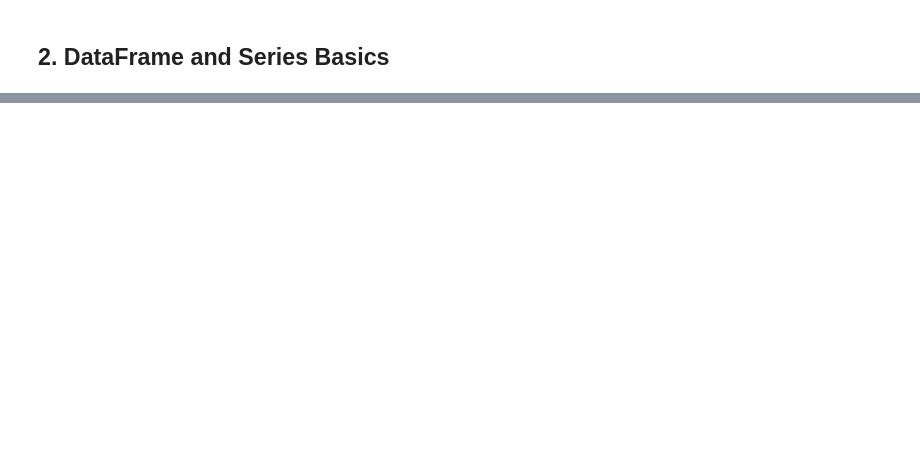
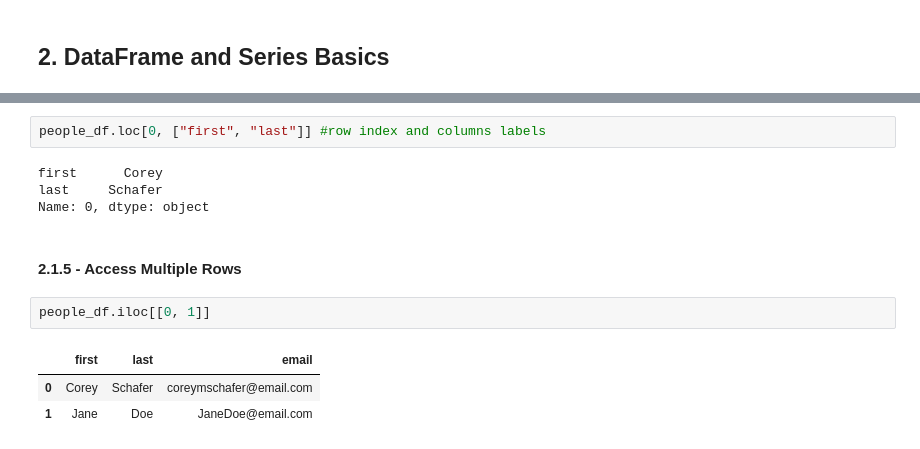
Before and after one commit to lucasbivar/statistic-applied-to-computing, a Jupyter notebook: personal-studies/data-manipulation/Pandas.ipynb, the cells around one changed output, grey strips where cells are left out. Cells and saved outputs as stored; diff of their text form; blank space fills up the shorter version.

```diff
--- a/personal-studies/data-manipulation/Pandas.ipynb
+++ b/personal-studies/data-manipulation/Pandas.ipynb
@@ -118,0 +199,14 @@ schema_df
+# %%
+people_df.loc[0, ["first", "last"]] #row index and columns labels
+# %% [output]
+first      Corey
+last     Schafer
+Name: 0, dtype: object
+# %% [markdown]
+#### 2.1.5 - Access Multiple Rows
+# %%
+people_df.iloc[[0, 1]]
+# %% [output]
+|  | first | last | email |
+| 0 | Corey | Schafer | coreymschafer@email.com |
+| 1 | Jane | Doe | JaneDoe@email.com |
```
Also changed, not shown: parts of 31 cells of this notebook.
